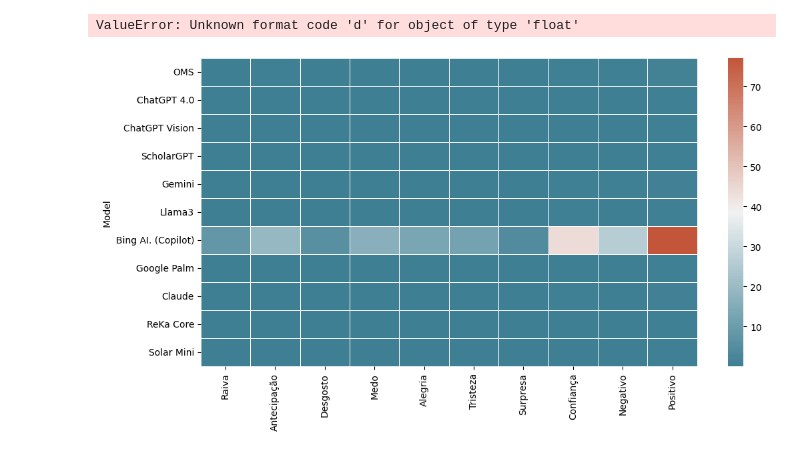
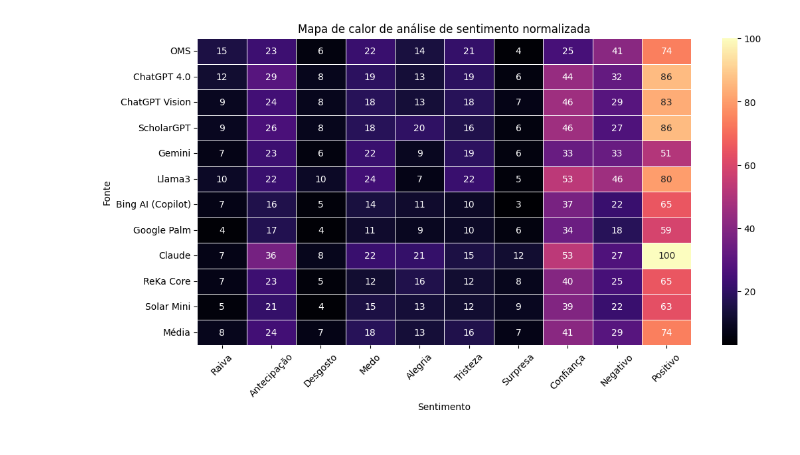
Before and after one commit to gskumlehn/autism-info-llm-comparison, a Jupyter notebook: sentiment_analysis_graph.ipynb, the cells around one changed output. Saved outputs shown, nothing was run; the diff lists cells and outputs as text; code cells hidden in the pictures.

```diff
--- a/sentiment_analysis_graph.ipynb
+++ b/sentiment_analysis_graph.ipynb
@@ -88,14 +80,34 @@ Name: 7, dtype: object
+# %%
+word_count_sum = df_word_count.tail(1).iloc[0].to_dict()
+
+# Criar uma cópia do DataFrame de sentimentos para normalizar
+df_sentiments = pd.read_csv("autism-info-llm-comparison/sentiment_analysis_results.csv")
+
+# Normalizar colunas emocionais pelo total de palavras
+sentiments = df_sentiments.columns.tolist()[1:]
+
+for modelo in df_sentiments['Model']:
+    if modelo in word_count_sum:
+        divisor = word_count_sum[modelo]
+        df_sentiments.loc[df_sentiments['Model'] == modelo, sentiments] = ((
+            df_sentiments.loc[df_sentiments['Model'] == modelo, sentiments] / divisor
+        ) * 10**3).round().astype(int)
+
+# Calcular a média de cada coluna emocional (para todos os modelos)
+sentiments_mean = df_sentiments[sentiments].mean()
+df_sentiments.loc[11, 'Model'] = 'Média'
+for sentiment in sentiments:
+  df_sentiments.loc[11, sentiment] = sentiments_mean[sentiment].round().astype(int)
 # %%
-df_normalizado.set_index("Model", inplace=True)
-cmap = sns.diverging_palette(220, 20, as_cmap=True)
+df_sentiments.set_index("Model", inplace=True)
+cmap = sns.color_palette("magma", as_cmap=True)
 
 plt.figure(figsize=(12, 6))
-sns.heatmap(df_normalizado, cmap=cmap, annot=True, fmt="d", linewidths=0.5, cbar=True)
-plt.title("Mapa de calor de análise de sentimento")
+sns.heatmap(df_sentiments, cmap=cmap, annot=True, fmt=".0f", linewidths=0.5, cbar=True)
+plt.title("Mapa de calor de análise de sentimento normalizada")
 plt.xlabel("Sentimento")
 plt.ylabel("Fonte")
 plt.xticks(rotation=45)
 plt.show()
 # %% [output]
-ValueError: Unknown format code 'd' for object of type 'float'
-[figure, old version]
+[figure, new version]
```
Also changed, not shown: parts of 8 cells of this notebook.
